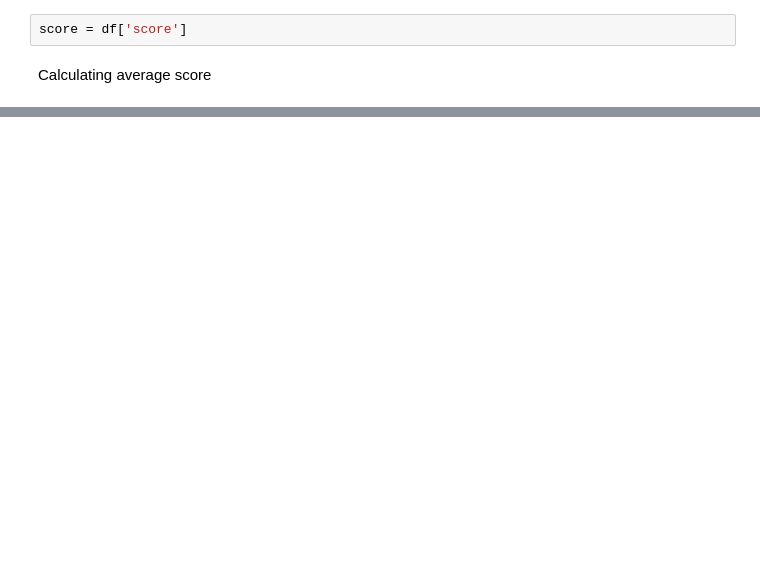
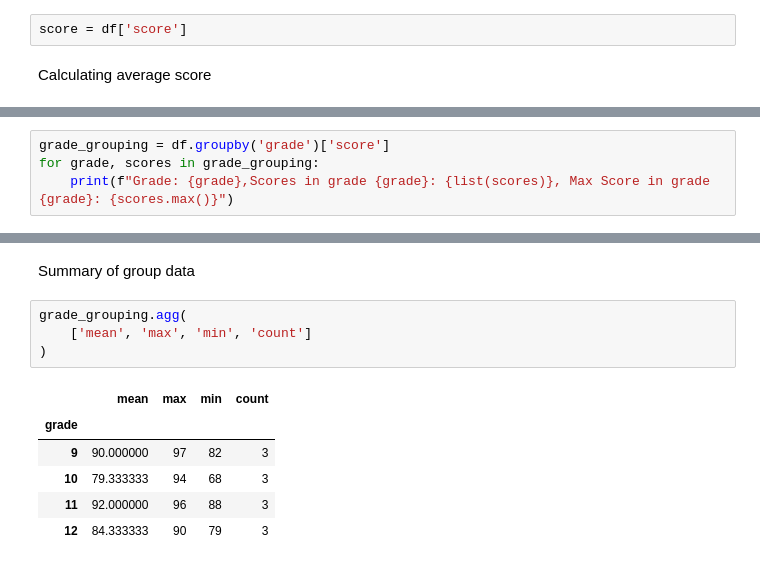
Before and after one commit to rugwuede-ship-it/Kaggle-Projects, a Jupyter notebook: student.ipynb, the cells around one changed output, grey strips where cells are left out. Drawn from its saved outputs; the diff is of its cells as text; blank space fills up the shorter version.

```diff
--- a/student.ipynb
+++ b/student.ipynb
@@ -75,0 +178,4 @@ df.describe()
+# %%
+grade_grouping = df.groupby('grade')['score']
+for grade, scores in grade_grouping:
+    print(f"Grade: {grade},Scores in grade {grade}: {list(scores)}, Max Score in grade {grade}: {scores.max()}")
@@ -75,0 +198,13 @@ df.describe()
+# %% [markdown]
+Summary of group data
+# %%
+grade_grouping.agg(
+    ['mean', 'max', 'min', 'count']
+)
+# %% [output]
+|  | mean | max | min | count |
+| grade |  |  |  |  |
+| 9 | 90.000000 | 97 | 82 | 3 |
+| 10 | 79.333333 | 94 | 68 | 3 |
+| 11 | 92.000000 | 96 | 88 | 3 |
+| 12 | 84.333333 | 90 | 79 | 3 |
```
Also changed, not shown: parts of 29 cells of this notebook.
